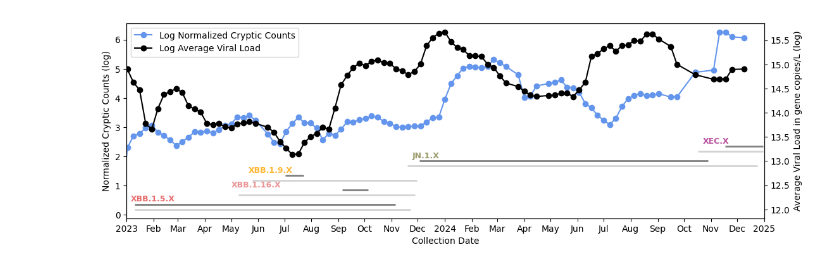
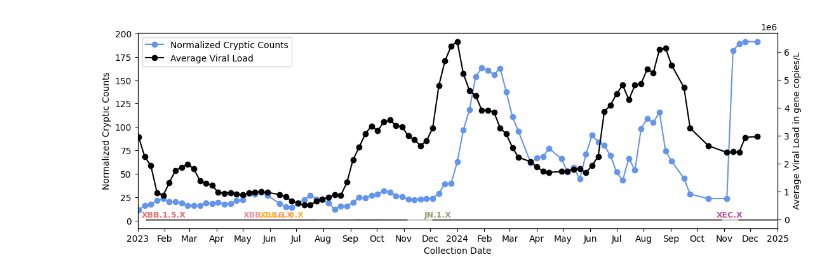
Before and after one commit to andersen-lab/covariants-paper, a Jupyter notebook: fig2/cryptics-linechart.ipynb, the cells around one changed output. Drawn from its saved outputs; the diff is of its cells as text; code cells hidden in the pictures.

```diff
--- a/fig2/cryptics-linechart.ipynb
+++ b/fig2/cryptics-linechart.ipynb
@@ -135,18 +134,18 @@ ax2 = ax1.twinx()
 # Plot main data
 ax1.plot(
     df['week'],
-    np.log(df['cryptic_counts_normalized']),
-    color='cornflowerblue', marker='o', label='Log Normalized Cryptic Counts'
+    df['cryptic_counts_normalized'],
+    color='cornflowerblue', marker='o', label='Normalized Cryptic Counts'
 )
 ax2.plot(
     df['week'],
-    np.log(df['avg_viral_load']),
-    color='black', marker='o', label='Log Average Viral Load'
+    df['avg_viral_load'],
+    color='black', marker='o', label='Average Viral Load'
 )
 
 ax1.set_xlabel('Collection Date')
-ax1.set_ylabel('Normalized Cryptic Counts (log)')
-ax2.set_ylabel('Average Viral Load in gene copies/L (log)')
+ax1.set_ylabel('Normalized Cryptic Counts')
+ax2.set_ylabel('Average Viral Load in gene copies/L')
 
 # --- Add lineage prevalence bars with annotations ---
 for start, end, y, label in lineage_dates_thresh1.values():
@@ -159,34 +158,34 @@ for start, end, y, label in lineage_dates_thresh1.values():
         ha='center', va='bottom',
         fontsize=9, color=colors_dict.get(label),
         rotation=0, fontweight='bold'
     )
 
 # --- Add lineage prevalence bars with annotations ---
 for start, end, y, label in lineage_dates_thresh2.values():
     # Draw horizontal line
     ax2.hlines(y + 0.1, start, end, colors='gray', linewidth=2)
 
 
 # --- Combine legends for line plots only ---
 lines_1, labels_1 = ax1.get_legend_handles_labels()
 lines_2, labels_2 = ax2.get_legend_handles_labels()
 ax1.legend(lines_1 + lines_2, labels_1 + labels_2, loc='upper left')
 
 # --- Format x-axis ---
 ax1.xaxis.set_major_locator(mdates.MonthLocator())
 ax1.xaxis.set_major_formatter(plt.FuncFormatter(custom_month_year_formatter))
 
 # --- Fit limits ---
 ax1.set_xlim(pd.to_datetime('2023-01-01'), pd.to_datetime('2025-01-01'))
 
 plt.savefig(
     'plots/cryptics_viral_load_linechart.pdf',
     transparent=True,
     bbox_inches='tight',
     dpi=300
 )
 # %% [output]
-[figure, old version]
+[figure, new version]
 # %%
 # Convert week periods to timestamps
 
```
Also changed, not shown: parts of 3 cells of this notebook, 2 other files.
